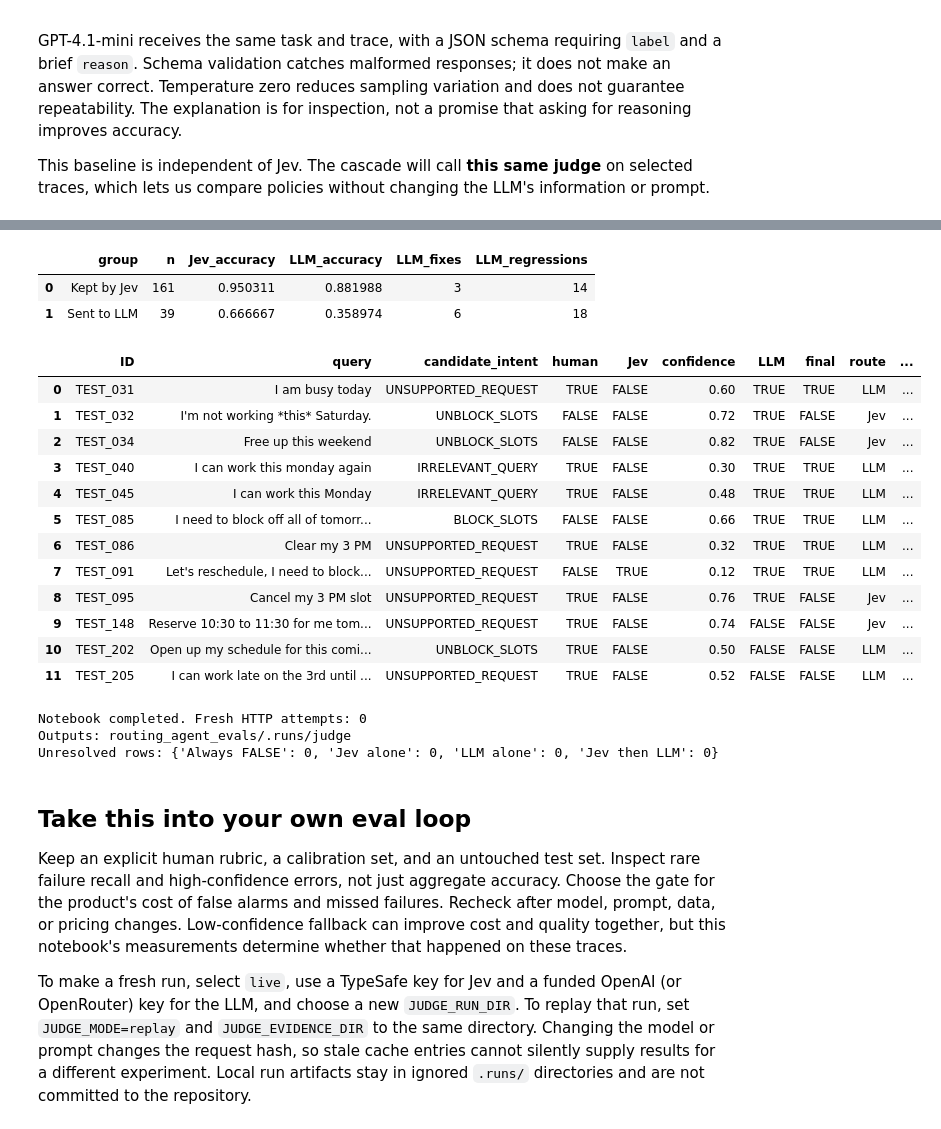
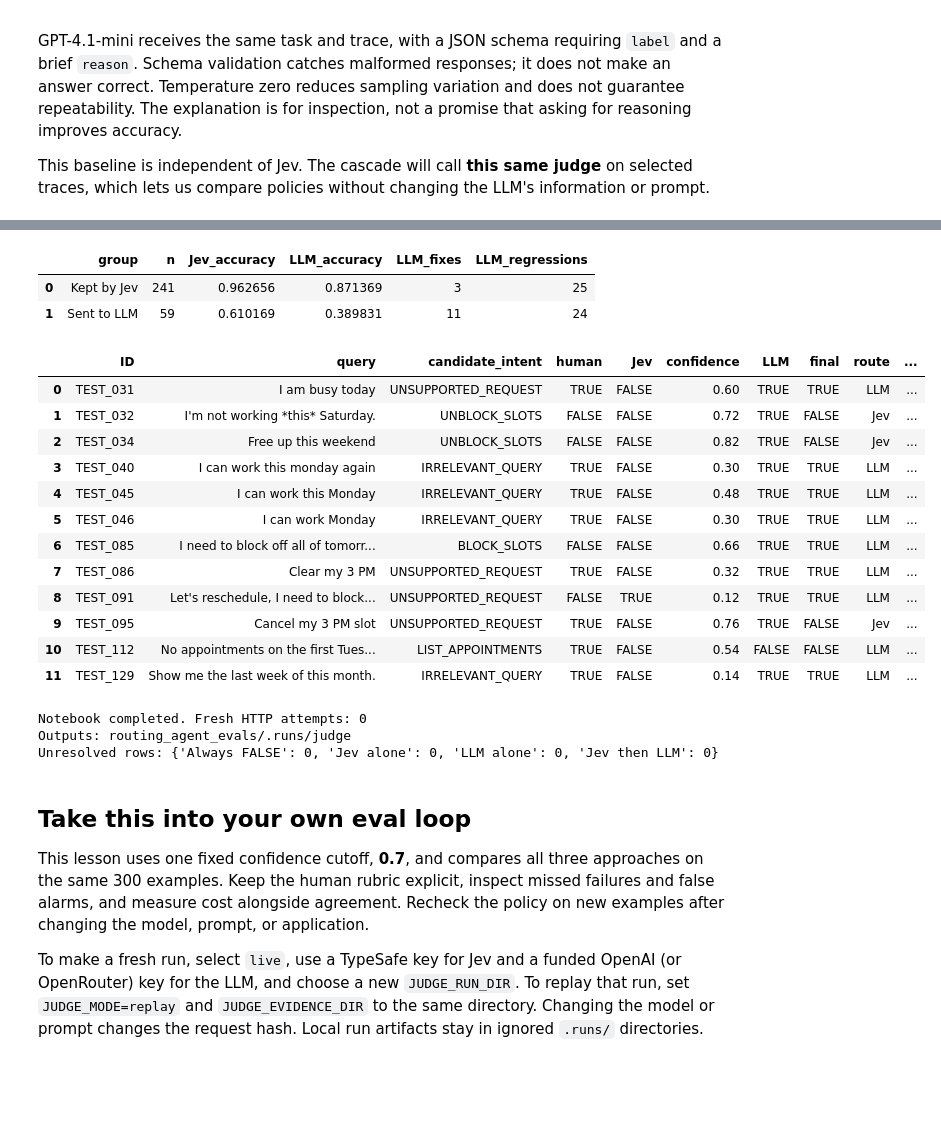
Before and after one commit to The-Gen-Academy/Mastering-Agentic-AI-Week4-Session1, a Jupyter notebook: AI-Evals-Principles/routing_agent_evals/llm_as_judge.ipynb, the cells around one changed output, grey strips where cells are left out. Cells and saved outputs as stored; diff of their text form; code cells hidden in the pictures; blank space fills up the shorter version.

```diff
--- a/AI-Evals-Principles/routing_agent_evals/llm_as_judge.ipynb
+++ b/AI-Evals-Principles/routing_agent_evals/llm_as_judge.ipynb
@@ -254,10 +232,10 @@ The explanation is for inspection, not a promise that asking for reasoning impro
 This baseline is independent of Jev. The cascade will call **this same judge** on selected
 traces, which lets us compare policies without changing the LLM's information or prompt.
 # %%
-llm_cal = batch(calibration, lambda r: client.call(r, "llm"))
-display(pd.DataFrame([llm_cal[example["id"]]]))
-display(pd.DataFrame([metrics(calibration, values, name) for name, values in
-                      [("Always FALSE", always_false(calibration)),
-                       ("Jev alone", jev_cal), ("LLM alone", llm_cal)]]))
+llm = batch(rows, lambda r: client.call(r, "llm"))
+display(pd.DataFrame([llm[example["id"]]]))
+display(pd.DataFrame([metrics(rows, values, name) for name, values in
+                      [("Always FALSE", always_false(rows)),
+                       ("Jev alone", jev), ("LLM alone", llm)]]))
 # %% [output]
 |  | id | stage | request_hash | cost_usd | reported_cost_usd | estimated_cost_usd | estimated_cost_attempts | ... |
@@ -304,8 +276,7 @@ Even threshold 1 retains valid Jev answers with confidence exactly 1.
 # %%
-threshold, sweep = select_threshold(calibration, jev_cal, llm_cal)
-display(pd.DataFrame(sweep)[["threshold", "accuracy", "precision_TRUE", "recall_TRUE",
-                             "f1_TRUE", "llm_routes", "cost_usd", "unreported_cost_attempts"]])
-print("Locked threshold:", threshold)
-save_json(RUN / "calibration.json", {"threshold": threshold, "sweep": sweep,
-                                    "ids": [r["id"] for r in calibration]})
+threshold = CONFIDENCE_THRESHOLD
+print("Fixed Jev confidence cutoff:", threshold)
+if MODE == "replay":
+    assert manifest["threshold_kind"] == "confidence"
+    assert manifest["threshold"] == threshold
 # %% [output]
@@ -330,12 +294,11 @@ comparison. LLM answers already obtained during escalation are reused.
 # %%
-jev_test = batch(heldout, lambda r: client.call(r, "jev"))
 before_requests = client.new_requests
 before_hits = client.cache_hits
-cascade_test = run_cascade(heldout, client, threshold, jev=jev_test)
-escalated = [r for r in heldout if needs_llm(jev_test[r["id"]], threshold)]
-assert sum(r["route"] == "LLM" for r in cascade_test.values()) == len(escalated)
-print(f"Escalated {len(escalated)}/{len(heldout)} held-out traces.")
+cascade = run_cascade(rows, client, threshold, jev=jev)
+escalated = [r for r in rows if needs_llm(jev[r["id"]], threshold)]
+assert sum(r["route"] == "LLM" for r in cascade.values()) == len(escalated)
+print(f"Sent to LLM: {len(escalated)}/{len(rows)} examples.")
 print("Fresh HTTP attempts in gate:", client.new_requests - before_requests,
-      "| replay/cache reads:", client.cache_hits - before_hits)
-display(pd.DataFrame([metrics(heldout, cascade_test, "Jev then LLM")]))
+      "| reused responses:", client.cache_hits - before_hits)
+display(pd.DataFrame([metrics(rows, cascade, "Jev then LLM")]))
 # %% [output]
@@ -478,31 +433,31 @@ rubric and labels on calibration data, then collect a fresh held-out set before
 # %%
-bands = confidence_bands(heldout, jev_test, llm_test, threshold)
+bands = confidence_bands(rows, jev, llm, threshold)
 display(pd.DataFrame(bands))
 disagreements = []
-for r in heldout:
-    j, l, c = jev_test[r["id"]], llm_test[r["id"]], cascade_test[r["id"]]
+for r in rows:
+    j, l, c = jev[r["id"]], llm[r["id"]], cascade[r["id"]]
     if j["label"] != l["label"] or c["label"] != r["human_label"]:
         disagreements.append({"ID": r["id"], "query": r["user_query"],
             "candidate_intent": r["predicted_intent"], "human": r["human_label"],
             "Jev": j["label"], "confidence": j.get("confidence"), "LLM": l["label"],
             "final": c["label"], "route": c["route"], "LLM_reason": l.get("reason")})
 display(pd.DataFrame(disagreements).head(12))
 pd.DataFrame(disagreements).to_csv(RUN / "disagreements.csv", index=False)
 # %% [output]
 |  | group | n | Jev_accuracy | LLM_accuracy | LLM_fixes | LLM_regressions |
-| 0 | Kept by Jev | 161 | 0.950311 | 0.881988 | 3 | 14 |
-| 1 | Sent to LLM | 39 | 0.666667 | 0.358974 | 6 | 18 |
+| 0 | Kept by Jev | 241 | 0.962656 | 0.871369 | 3 | 25 |
+| 1 | Sent to LLM | 59 | 0.610169 | 0.389831 | 11 | 24 |
 |  | ID | query | candidate_intent | human | Jev | confidence | LLM | final | route | ... |
 | 0 | TEST_031 | I am busy today | UNSUPPORTED_REQUEST | TRUE | FALSE | 0.60 | TRUE | TRUE | LLM | ... |
 | 1 | TEST_032 | I'm not working *this* Saturday. | UNBLOCK_SLOTS | FALSE | FALSE | 0.72 | TRUE | FALSE | Jev | ... |
 | 2 | TEST_034 | Free up this weekend | UNBLOCK_SLOTS | FALSE | FALSE | 0.82 | TRUE | FALSE | Jev | ... |
 | 3 | TEST_040 | I can work this monday again | IRRELEVANT_QUERY | TRUE | FALSE | 0.30 | TRUE | TRUE | LLM | ... |
 | 4 | TEST_045 | I can work this Monday | IRRELEVANT_QUERY | TRUE | FALSE | 0.48 | TRUE | TRUE | LLM | ... |
-| 5 | TEST_085 | I need to block off all of tomorr... | BLOCK_SLOTS | FALSE | FALSE | 0.66 | TRUE | TRUE | LLM | ... |
-| 6 | TEST_086 | Clear my 3 PM | UNSUPPORTED_REQUEST | TRUE | FALSE | 0.32 | TRUE | TRUE | LLM | ... |
-| 7 | TEST_091 | Let's reschedule, I need to block... | UNSUPPORTED_REQUEST | FALSE | TRUE | 0.12 | TRUE | TRUE | LLM | ... |
-| 8 | TEST_095 | Cancel my 3 PM slot | UNSUPPORTED_REQUEST | TRUE | FALSE | 0.76 | TRUE | FALSE | Jev | ... |
-| 9 | TEST_148 | Reserve 10:30 to 11:30 for me tom... | UNSUPPORTED_REQUEST | TRUE | FALSE | 0.74 | FALSE | FALSE | Jev | ... |
-| 10 | TEST_202 | Open up my schedule for this comi... | UNBLOCK_SLOTS | TRUE | FALSE | 0.50 | FALSE | FALSE | LLM | ... |
-| 11 | TEST_205 | I can work late on the 3rd until ... | UNSUPPORTED_REQUEST | TRUE | FALSE | 0.52 | FALSE | FALSE | LLM | ... |
+| 5 | TEST_046 | I can work Monday | IRRELEVANT_QUERY | TRUE | FALSE | 0.30 | TRUE | TRUE | LLM | ... |
+| 6 | TEST_085 | I need to block off all of tomorr... | BLOCK_SLOTS | FALSE | FALSE | 0.66 | TRUE | TRUE | LLM | ... |
+| 7 | TEST_086 | Clear my 3 PM | UNSUPPORTED_REQUEST | TRUE | FALSE | 0.32 | TRUE | TRUE | LLM | ... |
+| 8 | TEST_091 | Let's reschedule, I need to block... | UNSUPPORTED_REQUEST | FALSE | TRUE | 0.12 | TRUE | TRUE | LLM | ... |
+| 9 | TEST_095 | Cancel my 3 PM slot | UNSUPPORTED_REQUEST | TRUE | FALSE | 0.76 | TRUE | FALSE | Jev | ... |
+| 10 | TEST_112 | No appointments on the first Tues... | LIST_APPOINTMENTS | TRUE | FALSE | 0.54 | FALSE | FALSE | LLM | ... |
+| 11 | TEST_129 | Show me the last week of this month. | IRRELEVANT_QUERY | TRUE | FALSE | 0.14 | TRUE | TRUE | LLM | ... |
 # %%
@@ -545,14 +490,12 @@ Unresolved rows: {'Always FALSE': 0, 'Jev alone': 0, 'LLM alone': 0, 'Jev then L
 # %% [markdown]
 ## Take this into your own eval loop
 
-Keep an explicit human rubric, a calibration set, and an untouched test set. Inspect rare
-failure recall and high-confidence errors, not just aggregate accuracy. Choose the gate
-for the product's cost of false alarms and missed failures. Recheck after model, prompt,
-data, or pricing changes. Low-confidence fallback can improve cost and quality together,
-but this notebook's measurements determine whether that happened on these traces.
+This lesson uses one fixed confidence cutoff, **0.7**, and compares all three approaches
+on the same 300 examples. Keep the human rubric explicit, inspect missed failures and
+false alarms, and measure cost alongside agreement. Recheck the policy on new examples
+after changing the model, prompt, or application.
 
-To make a fresh run, select `live`, use a TypeSafe key for Jev and a funded OpenAI (or OpenRouter) key for the LLM, and choose a new
-`JUDGE_RUN_DIR`. To replay that run, set `JUDGE_MODE=replay` and
-`JUDGE_EVIDENCE_DIR` to the same directory. Changing the model or prompt changes the request hash, so stale cache
-entries cannot silently supply results for a different experiment. Local run artifacts stay
-in ignored `.runs/` directories and are not committed to the repository.
+To make a fresh run, select `live`, use a TypeSafe key for Jev and a funded OpenAI
+(or OpenRouter) key for the LLM, and choose a new `JUDGE_RUN_DIR`. To replay that run, set
+`JUDGE_MODE=replay` and `JUDGE_EVIDENCE_DIR` to the same directory. Changing the model or
+prompt changes the request hash. Local run artifacts stay in ignored `.runs/` directories.
```
Also changed, not shown: parts of 17 cells of this notebook, 4 other files.
